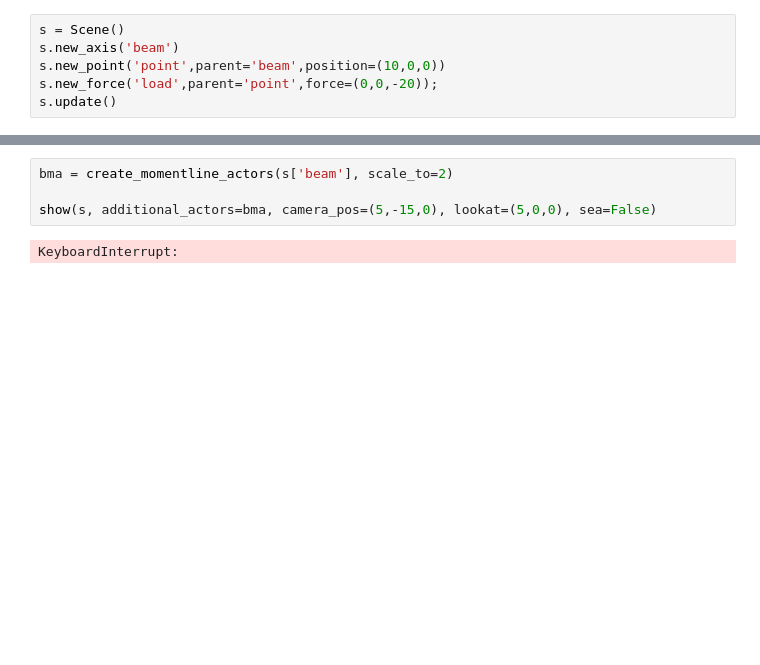
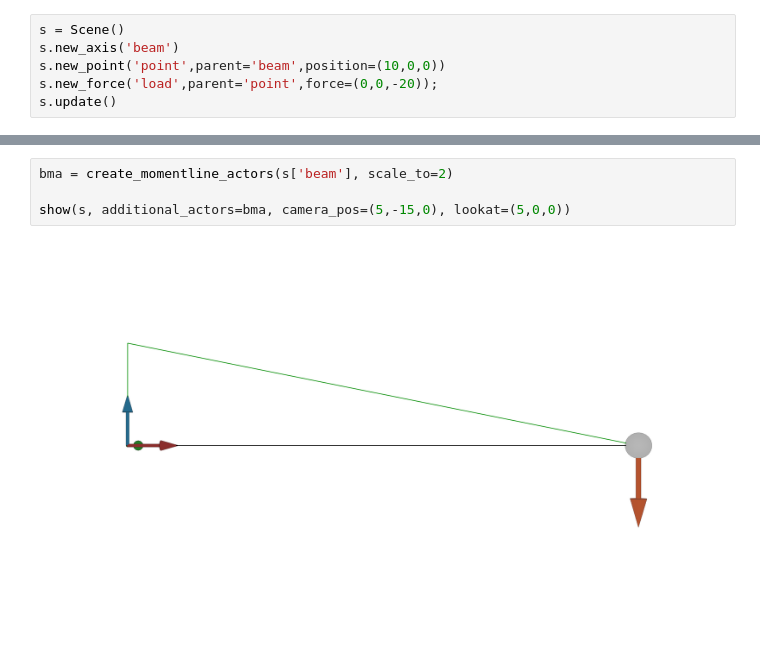
Before and after one commit to RubendeBruin/DAVE, a Jupyter notebook: docs/examples/dave_jupyter_show.ipynb, the cells around one changed output, grey strips where cells are left out. Drawn from its saved outputs; the diff is of its cells as text; blank space fills up the shorter version.

Commit message:
jupyter show seems to be working now. Added buttons to gui for 2d and plane views

```diff
--- a/docs/examples/dave_jupyter_show.ipynb
+++ b/docs/examples/dave_jupyter_show.ipynb
@@ -28,6 +28,6 @@ show(s, additional_actors=bma, camera_pos=(5,-30,0), lookat='y', scale=4)
 # %%
 bma = create_momentline_actors(s['beam'], scale_to=2)
 
-show(s, additional_actors=bma, camera_pos=(5,-15,0), lookat=(5,0,0), sea=False)
+show(s, additional_actors=bma, camera_pos=(5,-15,0), lookat=(5,0,0))
 # %% [output]
-KeyboardInterrupt:
+[figure, added]
```
Also changed, not shown: parts of 7 cells of this notebook, 13 other files.
